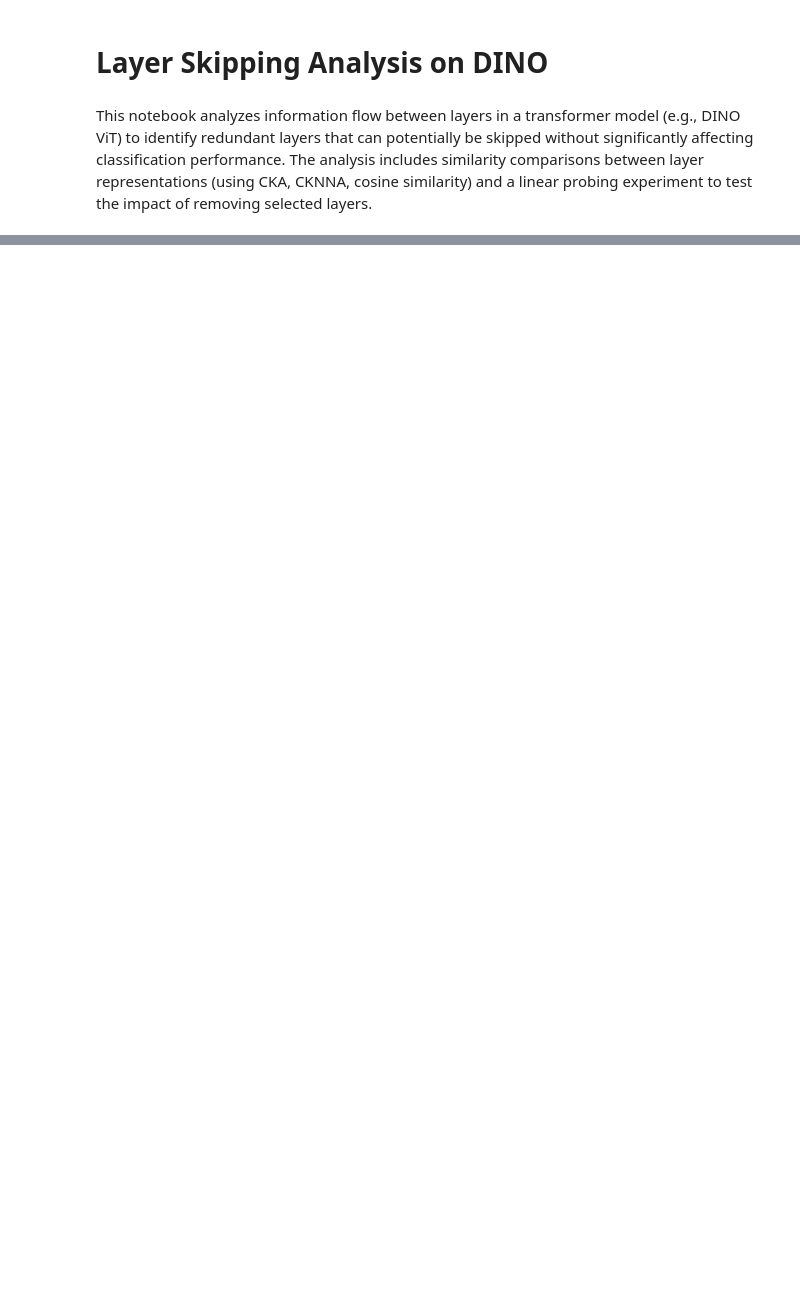
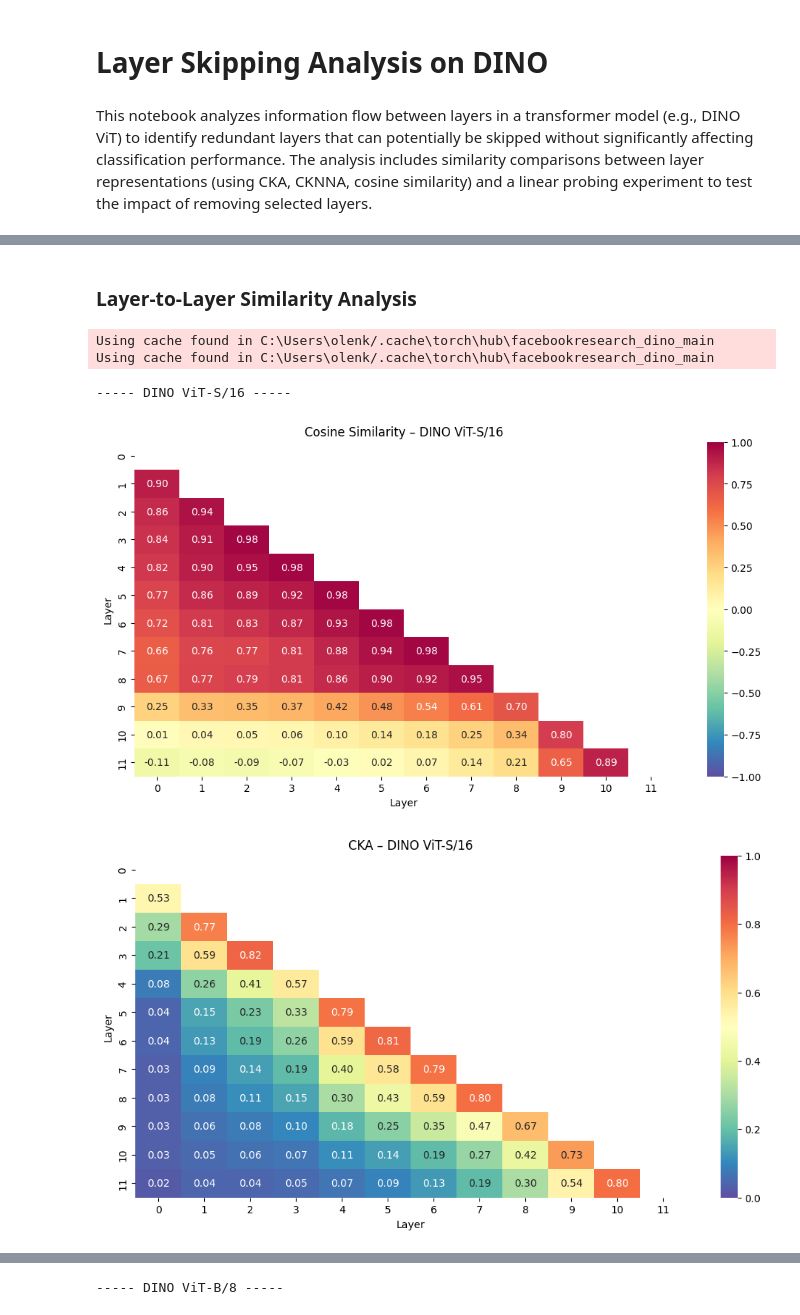
Before and after one commit to kwiatkowskaa/VisualLogitLens, a Jupyter notebook: notebooks/layer_skipping_analysis_DINO.ipynb, the cells around one changed output, grey strips where cells are left out. Drawn from its saved outputs; the diff is of its cells as text; code cells hidden in the pictures; blank space fills up the shorter version.

Commit message:
similarity matrix

```diff
--- a/notebooks/layer_skipping_analysis_DINO.ipynb
+++ b/notebooks/layer_skipping_analysis_DINO.ipynb
@@ -19,7 +23,3 @@ import matplotlib.pyplot as plt
 import seaborn as sns
 import numpy as np
 from tqdm import tqdm
-# %%
-# Load models
-vits16 = torch.hub.load('facebookresearch/dino:main', 'dino_vits16')
-vitb8 = torch.hub.load('facebookresearch/dino:main', 'dino_vitb8')
@@ -25,0 +147,10 @@ vitb8 = torch.hub.load('facebookresearch/dino:main', 'dino_vitb8')
+# %%
+def compute_cosine_similarity_matrix(logits):
+    L = len(logits)
+    sims = torch.zeros(L, L)
+    for i in range(L):
+        for j in range(L):
+            sims[i, j] = F.cosine_similarity(
+                logits[i], logits[j], dim=-1
+            ).mean()
+    return sims.numpy()
@@ -25,0 +272,37 @@ vitb8 = torch.hub.load('facebookresearch/dino:main', 'dino_vitb8')
+# %% [markdown]
+### Layer-to-Layer Similarity Analysis
+# %%
+models = {
+    "DINO ViT-S/16": torch.hub.load('facebookresearch/dino:main', 'dino_vits16'),
+    "DINO ViT-B/8": torch.hub.load('facebookresearch/dino:main', 'dino_vitb8'),
+}
+# %% [output]
+Using cache found in C:\Users\olenk/.cache\torch\hub\facebookresearch_dino_main
+Using cache found in C:\Users\olenk/.cache\torch\hub\facebookresearch_dino_main
+# %%
+for model in models.values():
+    model.eval()
+
+for model_name, model in models.items():
+    print(f"\n----- {model_name} -----")
+
+    all_logits = collect_logits_from_batches(vits16, train_loader, max_batches=None)
+    num_layers = len(all_logits[0])
+    combined_logits = []
+
+    for i in range(num_layers):
+        layer_logits = [batch[i] for batch in all_logits]
+        combined = torch.cat(layer_logits, dim=0)
+        combined_logits.append(combined)
+
+    cos_matrix = compute_cosine_similarity_matrix(combined_logits)
+    cka_matrix = compute_cka_matrix(combined_logits)
+    cknna_matrix = compute_cknna_matrix(combined_logits)
+
+    plot_similarity_matrix(cos_matrix, title=f"Cosine Similarity – {model_name}")
+    plot_similarity_matrix(cka_matrix, title=f"CKA – {model_name}", vmin=0)
+    plot_similarity_matrix(cknna_matrix, title=f"CKNNA – {model_name}", vmin=0)
+# %% [output]
+----- DINO ViT-S/16 -----
+[figure, added]
+[figure, added]
@@ -25,0 +310 @@ vitb8 = torch.hub.load('facebookresearch/dino:main', 'dino_vitb8')
+----- DINO ViT-B/8 -----
```
Also changed, not shown: parts of 15 cells of this notebook.
